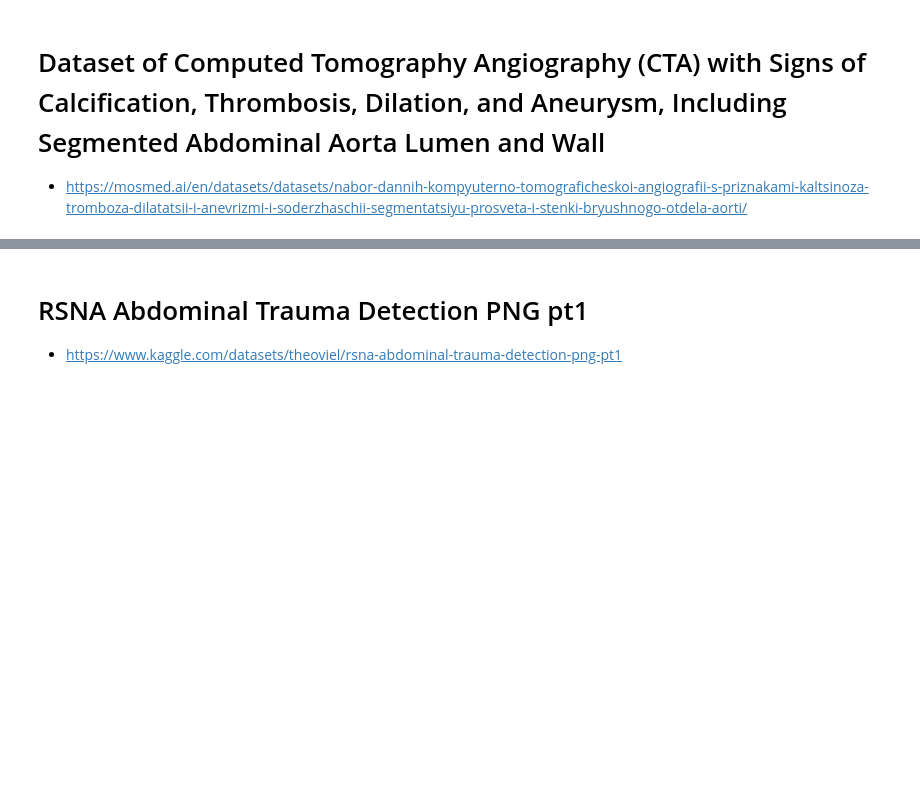
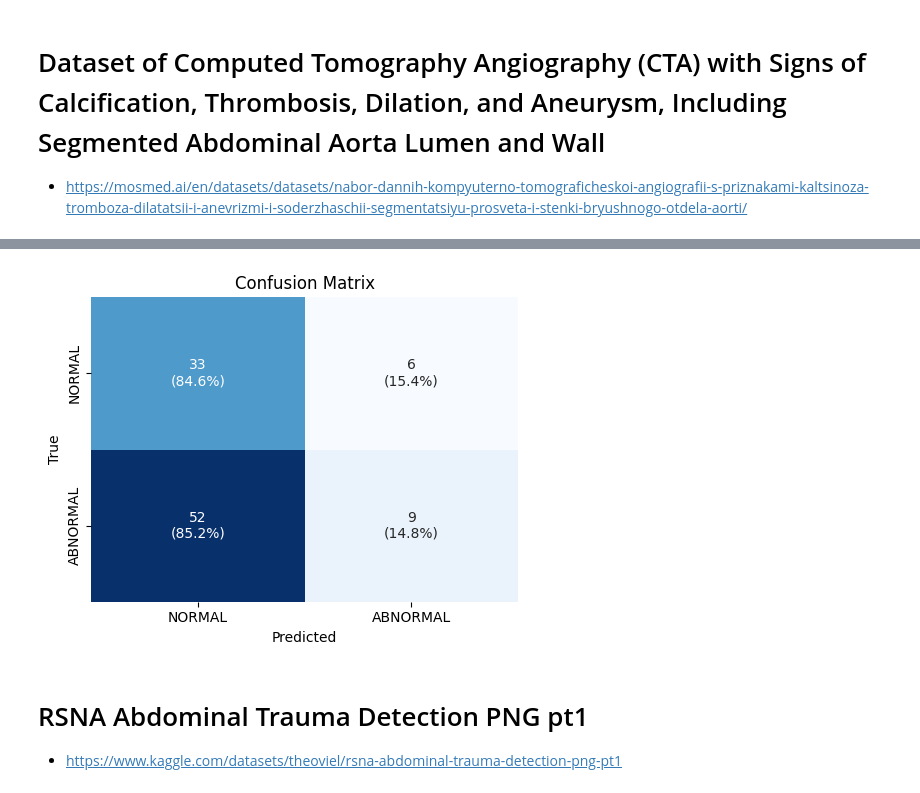
Before and after one commit to AlekseiLugovoi/medscreen, a Jupyter notebook: dev/Evaluation.ipynb, the cells around one changed output, grey strips where cells are left out. Saved outputs shown, nothing was run; the diff lists cells and outputs as text; code cells hidden in the pictures; blank space fills up the shorter version.

```diff
--- a/dev/Evaluation.ipynb
+++ b/dev/Evaluation.ipynb
@@ -156,0 +425,17 @@ summary
+# %%
+from tqdm.notebook import tqdm
+
+rows = []
+for _, row in tqdm(df_labels.iterrows(), total=len(df_labels), desc="Inference"):
+    path = os.path.join(STUDIES_DIR, row["filename"])
+    if not os.path.exists(path):
+        continue
+    volume = np.transpose(nib.load(path).get_fdata().astype(np.float32), (2, 1, 0))
+    r = model.run(volume)
+    rows.append({"file": row["filename"], "label": row["gt"], "verdict": r["verdict"],
+                  "abnormal_ratio": r["abnormal_ratio"], "n_slices": r["total_slices"],
+                  "time": round(r["inference_time"], 1)})
+
+df = pd.DataFrame(rows)
+df.to_csv("eval_aorta.csv", index=False)
+print(f"Done: {len(df)} studies, {df['time'].sum():.0f}s total")
@@ -156,0 +446,59 @@ summary
+# %%
+from sklearn.metrics import roc_auc_score, confusion_matrix
+import seaborn as sns
+import matplotlib.pyplot as plt
+import pandas as pd
+from IPython.display import display
+
+df = pd.read_csv("eval_aorta.csv")
+y_true = (df["label"] == "ABNORMAL").astype(int)
+y_pred = (df["verdict"] == "ABNORMAL").astype(int)
+
+tn, fp, fn, tp = confusion_matrix(y_true, y_pred).ravel()
+
+metrics_df = pd.DataFrame({
+    "Metric": [
+        "Accuracy",
+        "Sensitivity",
+        "Specificity",
+        "PPV (Precision)",
+        "NPV",
+        "ROC AUC"
+    ],
+    "Description": [
+        "Overall proportion of correct predictions",
+        "Ability to correctly identify pathology (True Positive Rate)",
+        "Ability to correctly identify normal cases (True Negative Rate)",
+        "Probability that an ABNORMAL prediction is actually pathology",
+        "Probability that a NORMAL prediction is actually healthy",
+        "Model's ability to distinguish between classes"
+    ],
+    "Value": [
+        (tp + tn) / (tp + tn + fp + fn),
+        tp / (tp + fn) if (tp + fn) > 0 else 0,
+        tn / (tn + fp) if (tn + fp) > 0 else 0,
+        tp / (tp + fp) if (tp + fp) > 0 else 0,
+        tn / (tn + fn) if (tn + fn) > 0 else 0,
+        roc_auc_score(y_true, df['abnormal_ratio'])
+    ]
+})
+
+metrics_df["Value"] = metrics_df["Value"].round(3)
+display(metrics_df)
+
+fig, ax = plt.subplots(figsize=(5, 4))
+cm = confusion_matrix(y_true, y_pred)
+# Считаем доли по строкам (относительно истинных классов)
+cm_pct = cm.astype('float') / cm.sum(axis=1)[:, np.newaxis]
+
+# Формируем подписи: "Число\n(Доля%)"
+annot_labels = [[f"{val}\n({pct:.1%})" for val, pct in zip(row, pct_row)]
+                for row, pct_row in zip(cm, cm_pct)]
+
+sns.heatmap(cm, annot=annot_labels, fmt="",
+            xticklabels=["NORMAL", "ABNORMAL"], yticklabels=["NORMAL", "ABNORMAL"],
+            cmap="Blues", ax=ax, cbar=False)
+ax.set(xlabel="Predicted", ylabel="True", title="Confusion Matrix")
+plt.tight_layout()
+plt.show()
+# %% [output]
@@ -157,3 +512,4 @@ summary
+[figure, added]
 # %% [markdown]
 # RSNA Abdominal Trauma Detection PNG pt1
 - https://www.kaggle.com/datasets/theoviel/rsna-abdominal-trauma-detection-png-pt1
```
Also changed, not shown: parts of 17 cells of this notebook, 6 other files.
